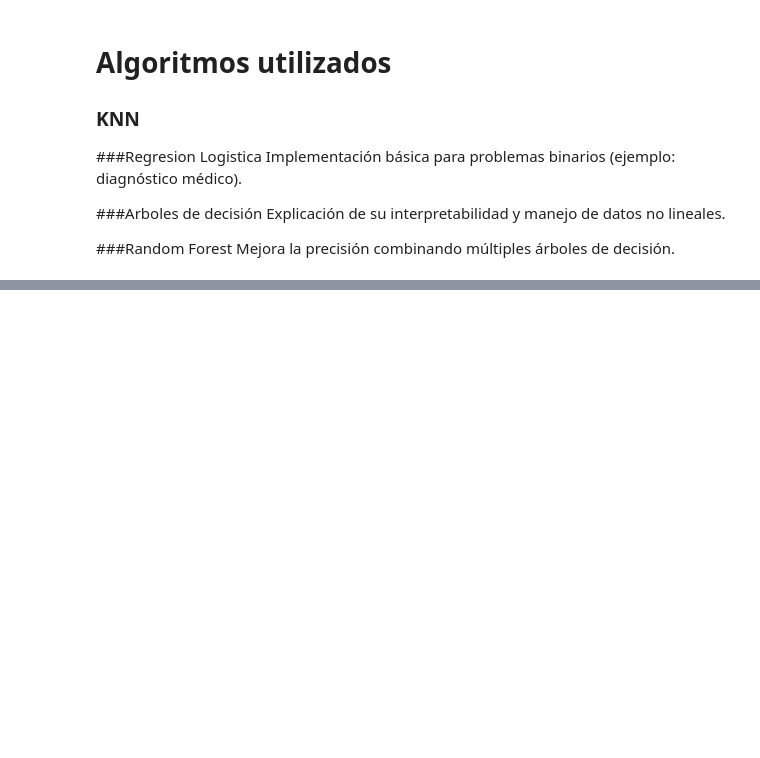
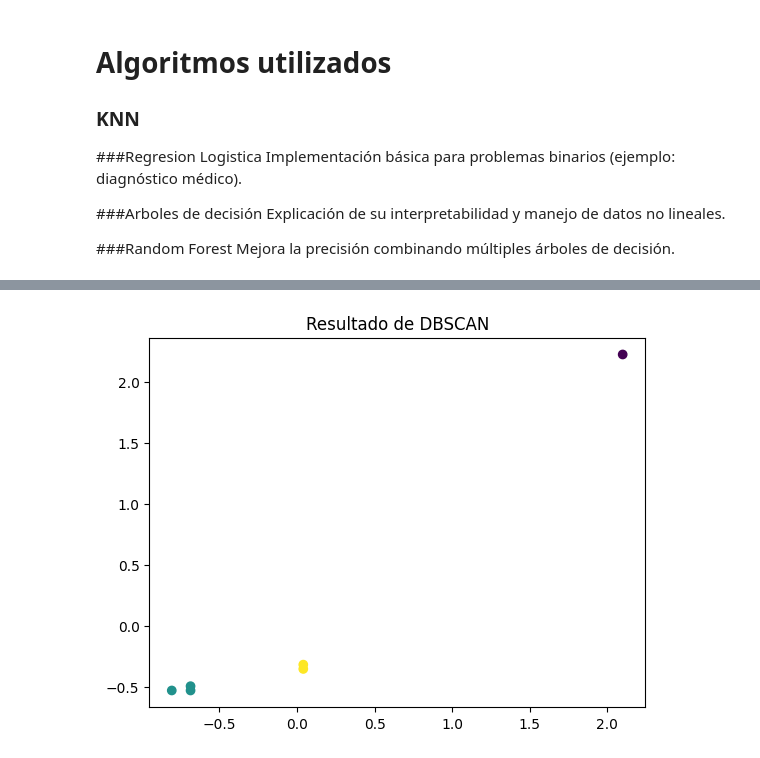
Before and after one commit to Camiloooooo1/Estudio, a Jupyter notebook: Estudio_Examen_Ciencia_de_Datos.ipynb, the cells around one changed output, grey strips where cells are left out. Saved outputs shown, nothing was run; the diff lists cells and outputs as text; code cells hidden in the pictures; blank space fills up the shorter version.

```diff
--- a/Estudio_Examen_Ciencia_de_Datos.ipynb
+++ b/Estudio_Examen_Ciencia_de_Datos.ipynb
@@ -913,0 +1125,19 @@ Mejora la precisión combinando múltiples árboles de decisión.
+# %%
+#3. Implementación con DBSCAN
+from sklearn.cluster import DBSCAN
+from sklearn.preprocessing import StandardScaler
+
+# Datos de ejemplo (normalizados)
+X = np.array([[1, 2], [2, 2], [2, 3], [8, 7], [8, 8], [25, 80]])
+X = StandardScaler().fit_transform(X)  # Normalización importante para DBSCAN
+
+# Crear modelo DBSCAN
+dbscan = DBSCAN(eps=0.5, min_samples=2)
+labels = dbscan.fit_predict(X)
+
+# Visualización
+plt.scatter(X[:, 0], X[:, 1], c=labels, cmap='viridis')
+plt.title("Resultado de DBSCAN")
+plt.show()
+# %% [output]
+[figure, added]
```
Also changed, not shown: parts of 17 cells of this notebook.
